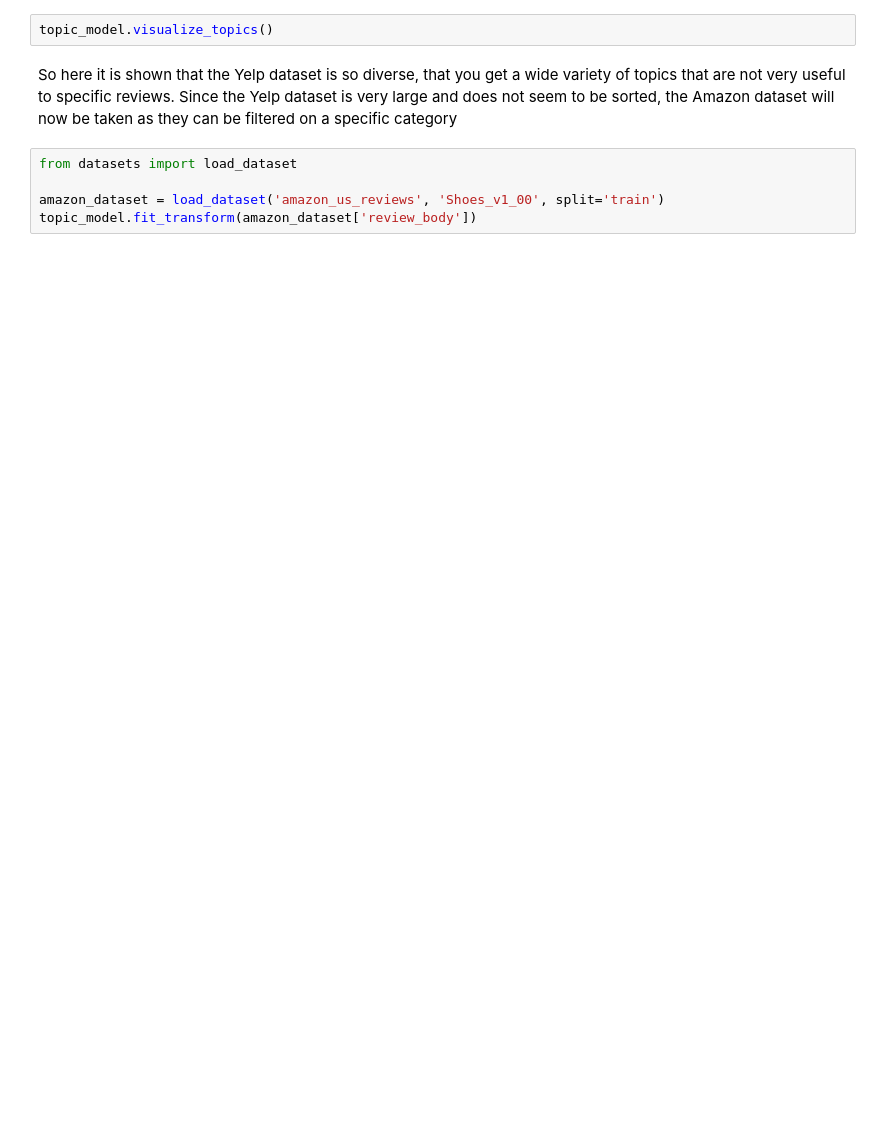
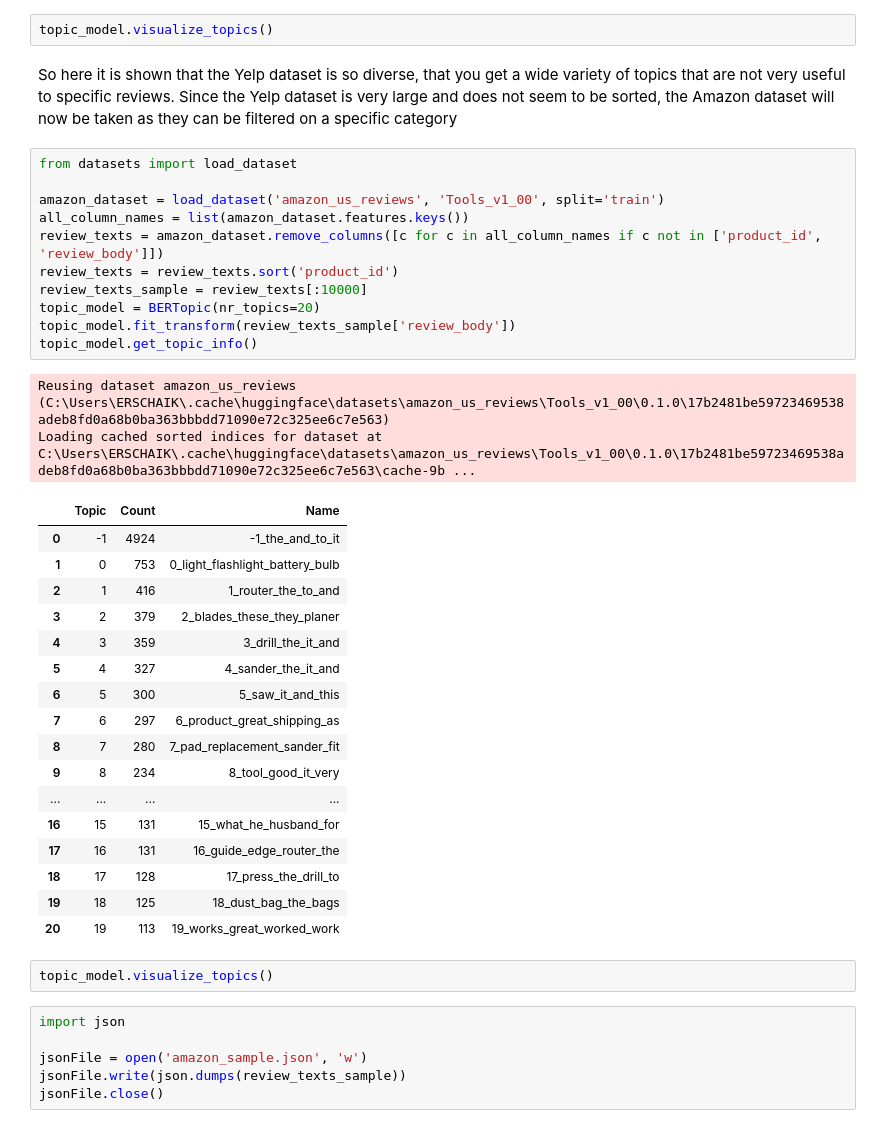
Before and after one commit to EricvanSchaik/TopSumProject, a Jupyter notebook: topic_modeling.ipynb, the cells around one changed output. Cells and saved outputs as stored; diff of their text form; blank space fills up the shorter version.

```diff
--- a/topic_modeling.ipynb
+++ b/topic_modeling.ipynb
@@ -70,5 +57,39 @@ So here it is shown that the Yelp dataset is so diverse, that you get a wide var
 # %%
 from datasets import load_dataset
 
-amazon_dataset = load_dataset('amazon_us_reviews', 'Shoes_v1_00', split='train')
-topic_model.fit_transform(amazon_dataset['review_body'])
+amazon_dataset = load_dataset('amazon_us_reviews', 'Tools_v1_00', split='train')
+all_column_names = list(amazon_dataset.features.keys())
+review_texts = amazon_dataset.remove_columns([c for c in all_column_names if c not in ['product_id', 'review_body']])
+review_texts = review_texts.sort('product_id')
+review_texts_sample = review_texts[:10000]
+topic_model = BERTopic(nr_topics=20)
+topic_model.fit_transform(review_texts_sample['review_body'])
+topic_model.get_topic_info()
+# %% [output]
+Reusing dataset amazon_us_reviews (C:\Users\ERSCHAIK\.cache\huggingface\datasets\amazon_us_reviews\Tools_v1_00\0.1.0\17b2481be59723469538adeb8fd0a68b0ba363bbbdd71090e72c325ee6c7e563)
+Loading cached sorted indices for dataset at C:\Users\ERSCHAIK\.cache\huggingface\datasets\amazon_us_reviews\Tools_v1_00\0.1.0\17b2481be59723469538adeb8fd0a68b0ba363bbbdd71090e72c325ee6c7e563\cache-9b ...
+|  | Topic | Count | Name |
+| 0 | -1 | 4924 | -1_the_and_to_it |
+| 1 | 0 | 753 | 0_light_flashlight_battery_bulb |
+| 2 | 1 | 416 | 1_router_the_to_and |
+| 3 | 2 | 379 | 2_blades_these_they_planer |
+| 4 | 3 | 359 | 3_drill_the_it_and |
+| 5 | 4 | 327 | 4_sander_the_it_and |
+| 6 | 5 | 300 | 5_saw_it_and_this |
+| 7 | 6 | 297 | 6_product_great_shipping_as |
+| 8 | 7 | 280 | 7_pad_replacement_sander_fit |
+| 9 | 8 | 234 | 8_tool_good_it_very |
+| ... | ... | ... | ... |
+| 16 | 15 | 131 | 15_what_he_husband_for |
+| 17 | 16 | 131 | 16_guide_edge_router_the |
+| 18 | 17 | 128 | 17_press_the_drill_to |
+| 19 | 18 | 125 | 18_dust_bag_the_bags |
+| 20 | 19 | 113 | 19_works_great_worked_work |
+# %%
+topic_model.visualize_topics()
+# %%
+import json
+
+jsonFile = open('amazon_sample.json', 'w')
+jsonFile.write(json.dumps(review_texts_sample))
+jsonFile.close()
```
Also changed, not shown: parts of 4 cells of this notebook, 5 other files.
